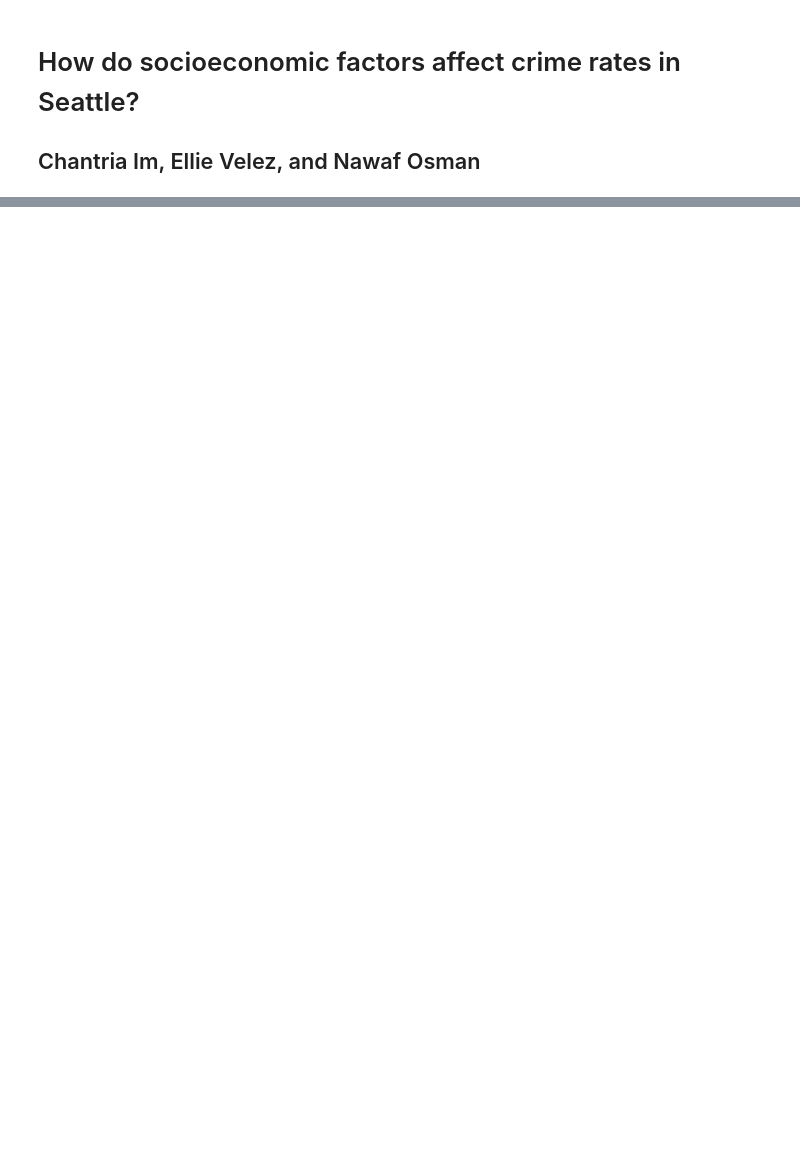
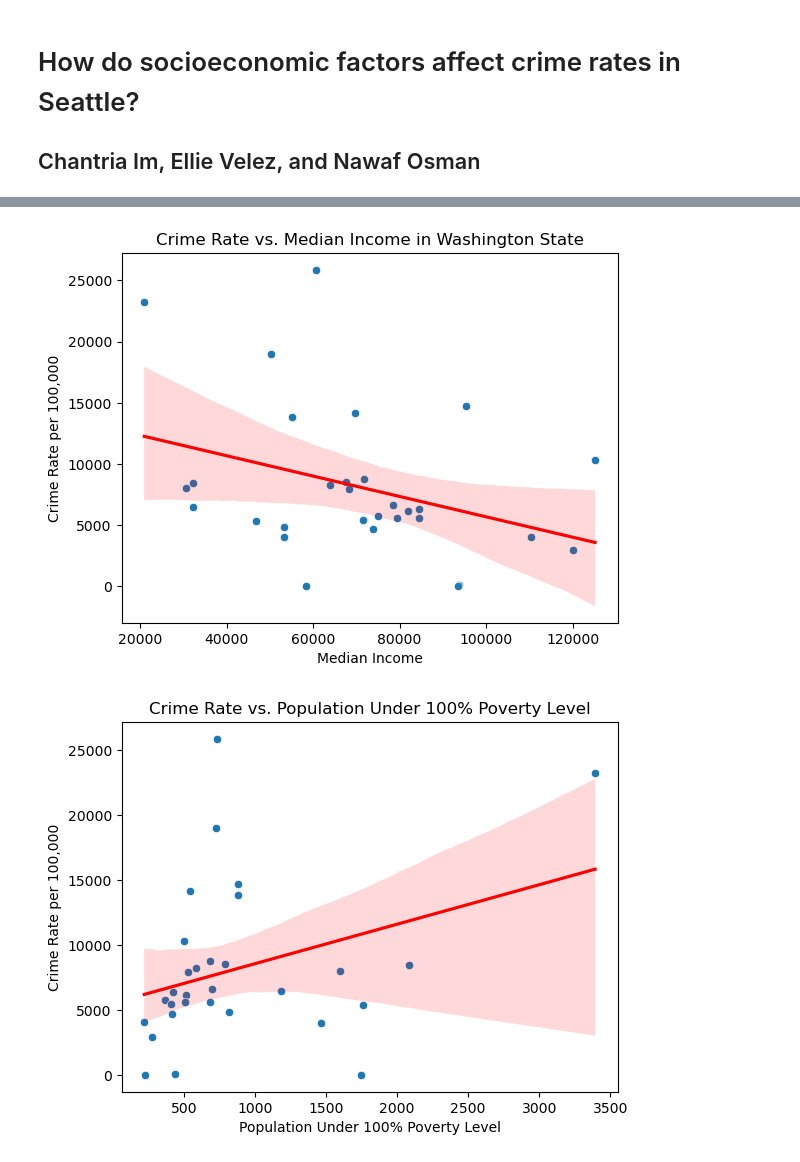
Before and after one commit to nawafeo/CSE163-Project, a Jupyter notebook: ses_crime.ipynb, the cells around one changed output, grey strips where cells are left out. Cells and saved outputs as stored; diff of their text form; code cells hidden in the pictures; blank space fills up the shorter version.

Commit message:
Created  linear regression and bar plots

```diff
--- a/ses_crime.ipynb
+++ b/ses_crime.ipynb
@@ -148,3 +152,35 @@ offense_type_df['Crime Rate per 100,000 for Offense Type'] = offense_type_df['Cr
 col_order = ['Census Tract', 'Offense Parent Group', 'Offense Count', 'Population Under 100% Poverty Level', 'Population Under 200% Poverty Level',
              'Total Population', 'Median Income', 'Crime Rate per 100,000 for Offense Type']
 offense_type_df= offense_type_df[col_order]
+# %%
+# Linear regression plots
+
+# Crime/income regression
+sns.scatterplot(x=grouped_df['Median Income'], y=grouped_df['Crime Rate per 100,000'])
+sns.regplot(x=grouped_df['Median Income'], y=grouped_df['Crime Rate per 100,000'], scatter=False, color='red')
+
+plt.title('Crime Rate vs. Median Income in Washington State')
+plt.xlabel('Median Income')
+plt.ylabel('Crime Rate per 100,000')
+plt.show()
+
+# Crime/poverty under 100% regression
+sns.scatterplot(x=grouped_df['Population Under 100% Poverty Level'], y=grouped_df['Crime Rate per 100,000'])
+sns.regplot(x=grouped_df['Population Under 100% Poverty Level'], y=grouped_df['Crime Rate per 100,000'], scatter=False, color='red')
+
+plt.title('Crime Rate vs. Population Under 100% Poverty Level')
+plt.xlabel('Population Under 100% Poverty Level')
+plt.ylabel('Crime Rate per 100,000')
+plt.show()
+
+# Crime/poverty under 200% regression
+sns.scatterplot(x=grouped_df['Population Under 200% Poverty Level'], y=grouped_df['Crime Rate per 100,000'])
+sns.regplot(x=grouped_df['Population Under 200% Poverty Level'], y=grouped_df['Crime Rate per 100,000'], scatter=False, color='red')
+
+plt.title('Crime Rate vs. Population Under 200% Poverty Level')
+plt.xlabel('Population Under 200% Poverty Level')
+plt.ylabel('Crime Rate per 100,000')
+plt.show()
+# %% [output]
+[figure, added]
+[figure, added]
```
Also changed, not shown: parts of 7 cells of this notebook.
